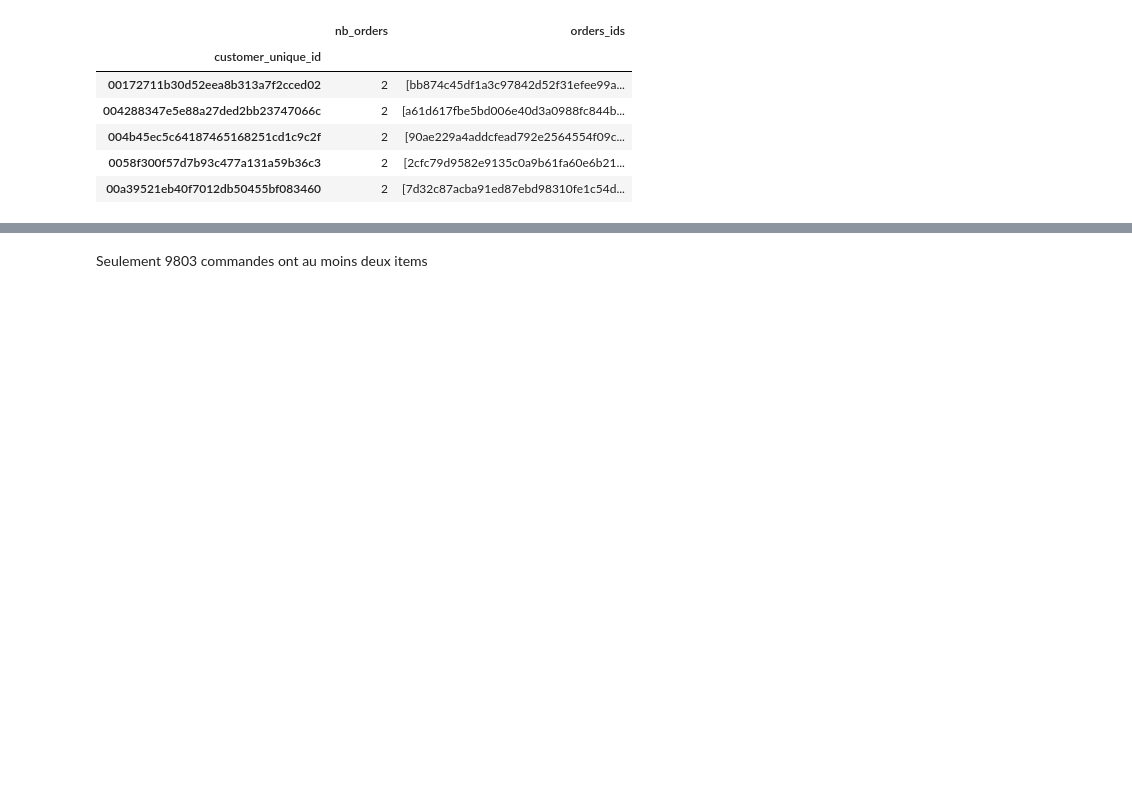
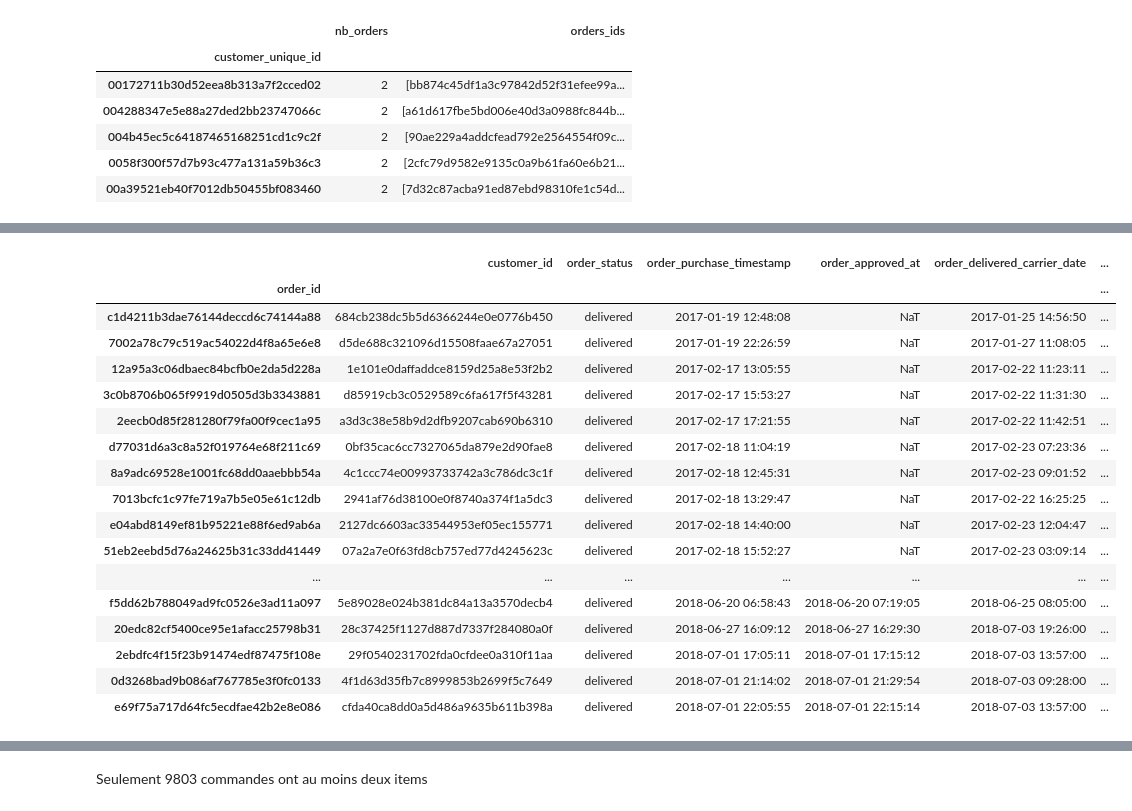
Before and after one commit to khub41/OC_P05, a Jupyter notebook: analyse_exploratoire.ipynb, the cells around one changed output, grey strips where cells are left out. Cells and saved outputs as stored; diff of their text form; code cells hidden in the pictures; blank space fills up the shorter version.

```diff
--- a/analyse_exploratoire.ipynb
+++ b/analyse_exploratoire.ipynb
@@ -65,10 +159,15 @@ def get_orders(client_unique_id):
 # %% [markdown]
 <img src="img/structure.png" width=500 />
 # %%
-orders = pd.read_csv('data/olist_orders_dataset.csv', parse_dates=['order_purchase_timestamp'], index_col='order_id')
-order_items = pd.read_csv('data/olist_order_items_dataset.csv')
-products = pd.read_csv('data/olist_products_dataset.csv')
+orders = pd.read_csv('data/olist_orders_dataset.csv', index_col='order_id',parse_dates=['order_purchase_timestamp',
+                                                                                        'order_approved_at',
+                                                                                        'order_delivered_carrier_date',
+                                                                                        'order_delivered_customer_date',
+                                                                                        'order_estimated_delivery_date'])
+order_items = pd.read_csv('data/olist_order_items_dataset.csv',  index_col='order_id')
+products = pd.read_csv('data/olist_products_dataset.csv', index_col='product_id', na_values=np.nan)
 customers = pd.read_csv('data/olist_customers_dataset.csv')
-reviews = pd.read_csv('data/olist_order_items_dataset.csv')
+reviews = pd.read_csv('data/olist_order_reviews_dataset.csv')
 geolocs = pd.read_csv('data/olist_geolocation_dataset.csv')
 payments = pd.read_csv('data/olist_order_payments_dataset.csv')
+products_categ_traduction = pd.read_csv('data/product_category_name_translation.csv')
@@ -193,0 +487,2 @@ orders.loc['bb874c45df1a3c97842d52f31efee99a', 'order_purchase_timestamp']
+# %%
+orders['delivery_time'] = orders.order_delivered_customer_date - orders.order_approved_at
@@ -197,0 +503,21 @@ order_items
+# %%
+orders[orders['delivery_time'].isnull() & (orders.order_status == 'delivered')]
+# %% [output]
+|  | customer_id | order_status | order_purchase_timestamp | order_approved_at | order_delivered_carrier_date | ... |
+| order_id |  |  |  |  |  | ... |
+| c1d4211b3dae76144deccd6c74144a88 | 684cb238dc5b5d6366244e0e0776b450 | delivered | 2017-01-19 12:48:08 | NaT | 2017-01-25 14:56:50 | ... |
+| 7002a78c79c519ac54022d4f8a65e6e8 | d5de688c321096d15508faae67a27051 | delivered | 2017-01-19 22:26:59 | NaT | 2017-01-27 11:08:05 | ... |
+| 12a95a3c06dbaec84bcfb0e2da5d228a | 1e101e0daffaddce8159d25a8e53f2b2 | delivered | 2017-02-17 13:05:55 | NaT | 2017-02-22 11:23:11 | ... |
+| 3c0b8706b065f9919d0505d3b3343881 | d85919cb3c0529589c6fa617f5f43281 | delivered | 2017-02-17 15:53:27 | NaT | 2017-02-22 11:31:30 | ... |
+| 2eecb0d85f281280f79fa00f9cec1a95 | a3d3c38e58b9d2dfb9207cab690b6310 | delivered | 2017-02-17 17:21:55 | NaT | 2017-02-22 11:42:51 | ... |
+| d77031d6a3c8a52f019764e68f211c69 | 0bf35cac6cc7327065da879e2d90fae8 | delivered | 2017-02-18 11:04:19 | NaT | 2017-02-23 07:23:36 | ... |
+| 8a9adc69528e1001fc68dd0aaebbb54a | 4c1ccc74e00993733742a3c786dc3c1f | delivered | 2017-02-18 12:45:31 | NaT | 2017-02-23 09:01:52 | ... |
+| 7013bcfc1c97fe719a7b5e05e61c12db | 2941af76d38100e0f8740a374f1a5dc3 | delivered | 2017-02-18 13:29:47 | NaT | 2017-02-22 16:25:25 | ... |
+| e04abd8149ef81b95221e88f6ed9ab6a | 2127dc6603ac33544953ef05ec155771 | delivered | 2017-02-18 14:40:00 | NaT | 2017-02-23 12:04:47 | ... |
+| 51eb2eebd5d76a24625b31c33dd41449 | 07a2a7e0f63fd8cb757ed77d4245623c | delivered | 2017-02-18 15:52:27 | NaT | 2017-02-23 03:09:14 | ... |
+| ... | ... | ... | ... | ... | ... | ... |
+| f5dd62b788049ad9fc0526e3ad11a097 | 5e89028e024b381dc84a13a3570decb4 | delivered | 2018-06-20 06:58:43 | 2018-06-20 07:19:05 | 2018-06-25 08:05:00 | ... |
+| 20edc82cf5400ce95e1afacc25798b31 | 28c37425f1127d887d7337f284080a0f | delivered | 2018-06-27 16:09:12 | 2018-06-27 16:29:30 | 2018-07-03 19:26:00 | ... |
+| 2ebdfc4f15f23b91474edf87475f108e | 29f0540231702fda0cfdee0a310f11aa | delivered | 2018-07-01 17:05:11 | 2018-07-01 17:15:12 | 2018-07-03 13:57:00 | ... |
+| 0d3268bad9b086af767785e3f0fc0133 | 4f1d63d35fb7c8999853b2699f5c7649 | delivered | 2018-07-01 21:14:02 | 2018-07-01 21:29:54 | 2018-07-03 09:28:00 | ... |
+| e69f75a717d64fc5ecdfae42b2e8e086 | cfda40ca8dd0a5d486a9635b611b398a | delivered | 2018-07-01 22:05:55 | 2018-07-01 22:15:14 | 2018-07-03 13:57:00 | ... |
```
Also changed, not shown: parts of 72 cells of this notebook.
